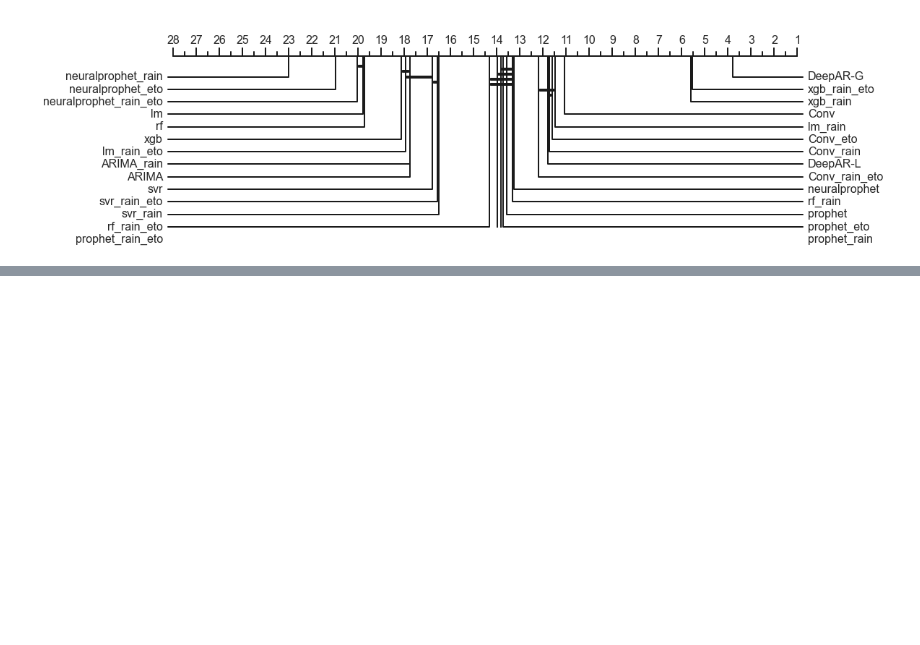
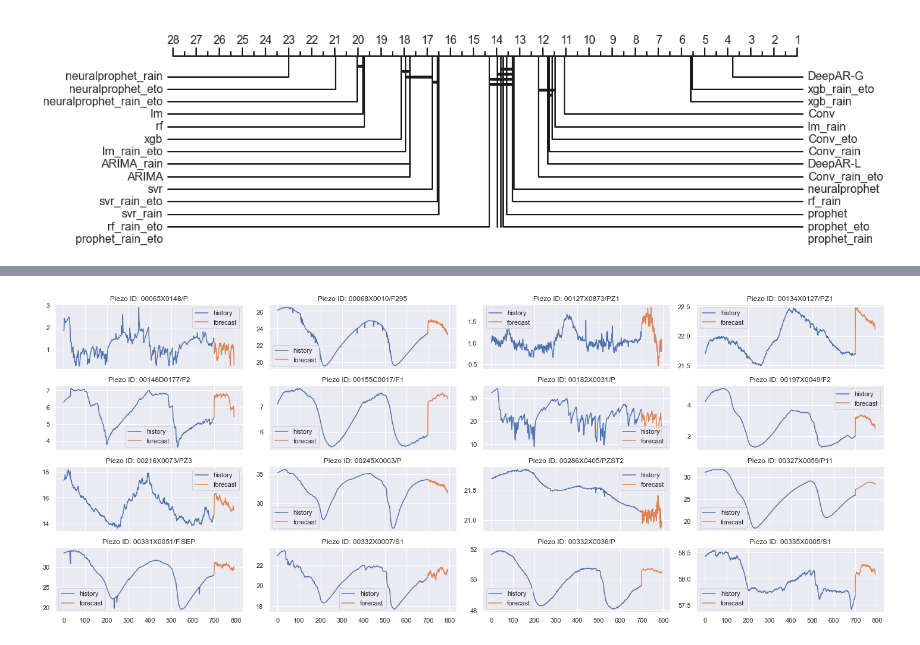
Before and after one commit to frankl1/piezoforecast, a Jupyter notebook: results/analysis.ipynb, the cells around one changed output, grey strips where cells are left out. Cells and saved outputs as stored; diff of their text form; code cells hidden in the pictures; blank space fills up the shorter version.

```diff
--- a/results/analysis.ipynb
+++ b/results/analysis.ipynb
@@ -377,0 +409,5 @@ draw_cd_diagram(commom_df, fig_width=15)
+# %%
+neuralProphetRain = all_result[(all_result.model=='neuralprophet') & (all_result.use_exo_rain) & (~all_result.use_exo_eto) & (~all_result.use_exo_bdlisa)]
+h_cols = neuralProphetRain.columns[neuralProphetRain.columns.str.startswith('h')]
+neuralProphetRain = neuralProphetRain.set_index('id_piezo')[h_cols]
+neuralProphetRain.head()
@@ -377,0 +423,26 @@ draw_cd_diagram(commom_df, fig_width=15)
+# %%
+history = pd.read_csv('../data_collection/dataset_nomissing_linear.csv', sep=',', index_col='bss')
+# %%
+h_length = 700
+id_piezo = '00065X0148/P'
+
+nrows = 4
+ncols = 4
+fig, axes = plt.subplots(ncols=ncols, nrows=nrows, sharex=True, sharey=False, figsize=(20, 8), tight_layout=True)
+
+for i, id_piezo in enumerate(neuralProphetRain.index[:(ncols*nrows)]):
+    h_values = history.loc[id_piezo].p.values[-h_length:]
+    f_values = np.insert(neuralProphetRain.loc[id_piezo].values, 0, h_values[-1])
+
+    h_index = np.arange(h_length)
+    f_index = np.arange(h_length-1, h_length - 1 + len(f_values))
+
+    r = i // ncols
+    c = i - r * ncols
+
+    axes[r,c].plot(h_index, h_values, label='history')
+    axes[r,c].plot(f_index, f_values, label='forecast')
+    axes[r,c].set_title(f'Piezo ID: {id_piezo}')
+    axes[r,c].legend()
+# %% [output]
+[figure, added]
```
Also changed, not shown: parts of 27 cells of this notebook.
